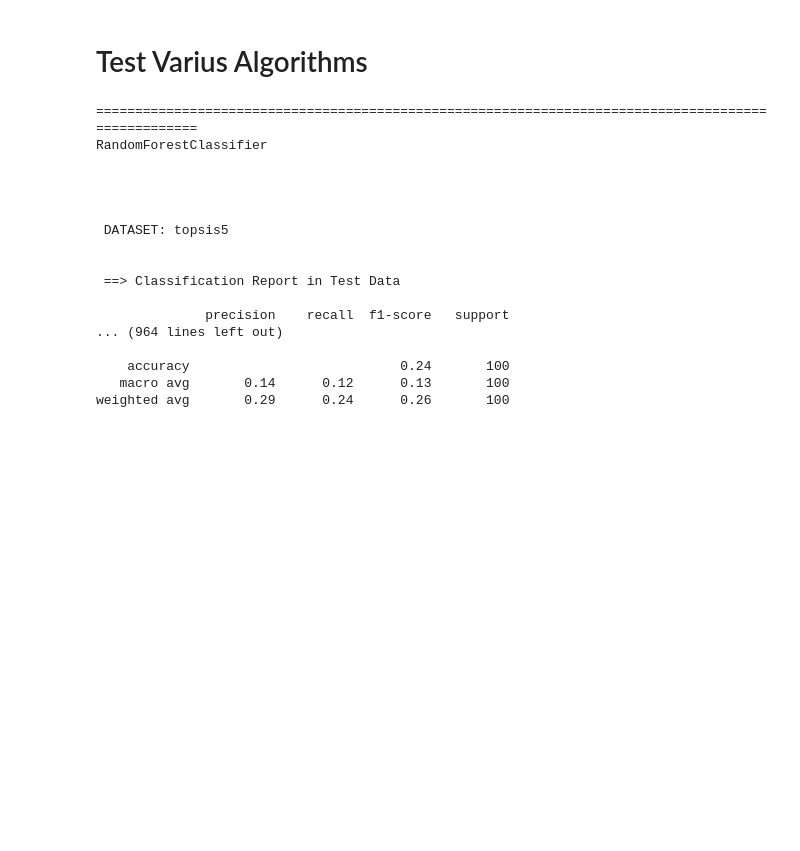
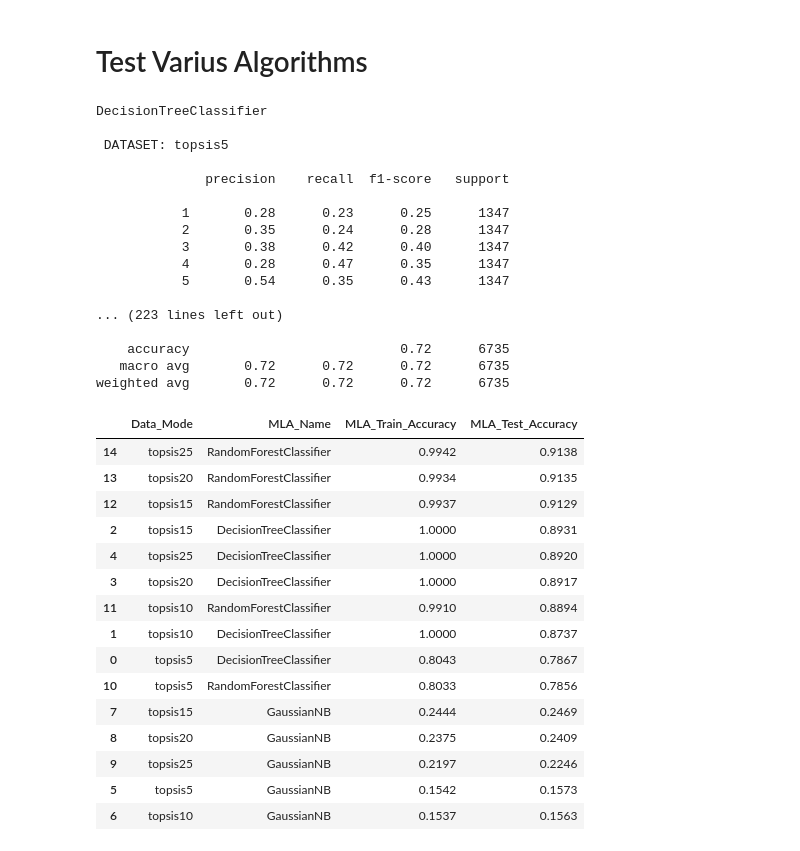
Before and after one commit to GregBueno/tcc_ml, a Jupyter notebook: 2MachineALL.ipynb, the cells around one changed output. Saved outputs shown, nothing was run; the diff lists cells and outputs as text; code cells hidden in the pictures; blank space fills up the shorter version.

```diff
--- a/2MachineALL.ipynb
+++ b/2MachineALL.ipynb
@@ -332,28 +341,28 @@ END = '\033[0m'
 
 row_index = 0
 for alg in MLA:
-    print("===================================================================================================")
-    print(BOLD+alg.__class__.__name__+END)
-    print('\n')
+#     print("===================================================================================================")
+#     print(BOLD+alg.__class__.__name__+END)
     for key in dict_cols.keys():
-        print('\n\n DATASET: '+BOLD+key+END+'\n')
+        print(BOLD+alg.__class__.__name__+END)
+        print('\n DATASET: '+BOLD+key+END+'\n')
         try:
 
             X_train, X_test, y_train, y_test = process_df_ml(df_table, columnToClassify, dict_cols[key])
 
             predicted_test = alg.fit(X_train, y_train).predict(X_test)
 
-            X_eval, y_eval = process_df_ml_test(df_eval, columnToClassify, dict_cols[key])
+#             X_eval, y_eval = process_df_ml_test(df_eval, columnToClassify, dict_cols[key])
 
-            predicted_eval = alg.predict(X_eval)
+#             predicted_eval = alg.predict(X_eval)
 
-            print('\n ==> Classification Report in Test Data\n')
+#             print('\n ==> Classification Report in Test Data\n')
             class_report = classification_report(y_test, predicted_test)
             print(class_report)
 
-            print('\n ==> Classification Report in Evaluation Data \n')
-            class_report_eval = classification_report(y_eval, predicted_eval)
-            print(class_report_eval)
+#             print('\n ==> Classification Report in Evaluation Data \n')
+#             class_report_eval = classification_report(y_eval, predicted_eval)
+#             print(class_report_eval)
 
 
             MLA_name = alg.__class__.__name__
@@ -361,7 +370,7 @@ for alg in MLA:
             MLA_compare.loc[row_index, 'MLA_Name'] = MLA_name
             MLA_compare.loc[row_index, 'MLA_Train_Accuracy'] = round(alg.score(X_train, y_train), 4)
             MLA_compare.loc[row_index, 'MLA_Test_Accuracy'] = round(accuracy_score(y_test, predicted_test), 4)
-            MLA_compare.loc[row_index, 'MLA_Eval_Accuracy'] = round(accuracy_score(y_eval, predicted_eval), 4)
+#             MLA_compare.loc[row_index, 'MLA_Eval_Accuracy'] = round(accuracy_score(y_eval, predicted_eval), 4)
             row_index+=1
 
         except:
@@ -369,20 +378,20 @@ for alg in MLA:
 
 MLA_compare.sort_values(by = ['MLA_Test_Accuracy'], ascending = False, inplace = True)
 # %% [output]
-===================================================================================================
-RandomForestClassifier
-
-
-
+DecisionTreeClassifier
 
  DATASET: topsis5
 
+              precision    recall  f1-score   support
 
- ==> Classification Report in Test Data
+           1       0.28      0.23      0.25      1347
+           2       0.35      0.24      0.28      1347
+           3       0.38      0.42      0.40      1347
+           4       0.28      0.47      0.35      1347
+           5       0.54      0.35      0.43      1347
 
-              precision    recall  f1-score   support
-... (964 lines left out)
+... (223 lines left out)
 
-    accuracy                           0.24       100
-   macro avg       0.14      0.12      0.13       100
-weighted avg       0.29      0.24      0.26       100
+    accuracy                           0.72      6735
+   macro avg       0.72      0.72      0.72      6735
+weighted avg       0.72      0.72      0.72      6735
@@ -391,3 +398,22 @@ weighted avg       0.29      0.24      0.26       100
+# %%
+MLA_compare
+# %% [output]
+|  | Data_Mode | MLA_Name | MLA_Train_Accuracy | MLA_Test_Accuracy |
+| 14 | topsis25 | RandomForestClassifier | 0.9942 | 0.9138 |
+| 13 | topsis20 | RandomForestClassifier | 0.9934 | 0.9135 |
+| 12 | topsis15 | RandomForestClassifier | 0.9937 | 0.9129 |
+| 2 | topsis15 | DecisionTreeClassifier | 1.0000 | 0.8931 |
+| 4 | topsis25 | DecisionTreeClassifier | 1.0000 | 0.8920 |
+| 3 | topsis20 | DecisionTreeClassifier | 1.0000 | 0.8917 |
+| 11 | topsis10 | RandomForestClassifier | 0.9910 | 0.8894 |
+| 1 | topsis10 | DecisionTreeClassifier | 1.0000 | 0.8737 |
+| 0 | topsis5 | DecisionTreeClassifier | 0.8043 | 0.7867 |
+| 10 | topsis5 | RandomForestClassifier | 0.8033 | 0.7856 |
+| 7 | topsis15 | GaussianNB | 0.2444 | 0.2469 |
+| 8 | topsis20 | GaussianNB | 0.2375 | 0.2409 |
+| 9 | topsis25 | GaussianNB | 0.2197 | 0.2246 |
+| 5 | topsis5 | GaussianNB | 0.1542 | 0.1573 |
+| 6 | topsis10 | GaussianNB | 0.1537 | 0.1563 |
 # %%
 df2 = pd.pivot_table(MLA_compare,
 
```
Also changed, not shown: parts of 21 cells of this notebook, 1 other file.
